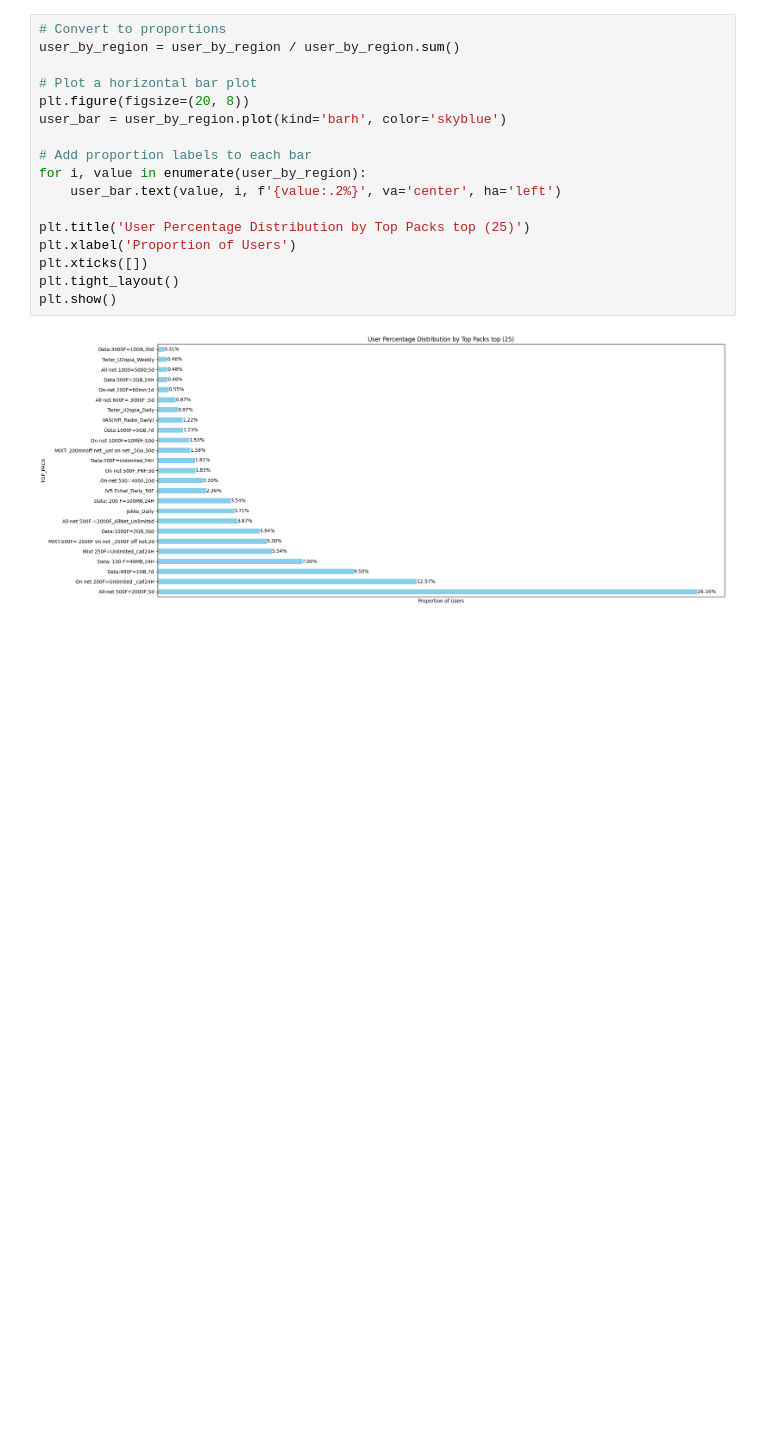
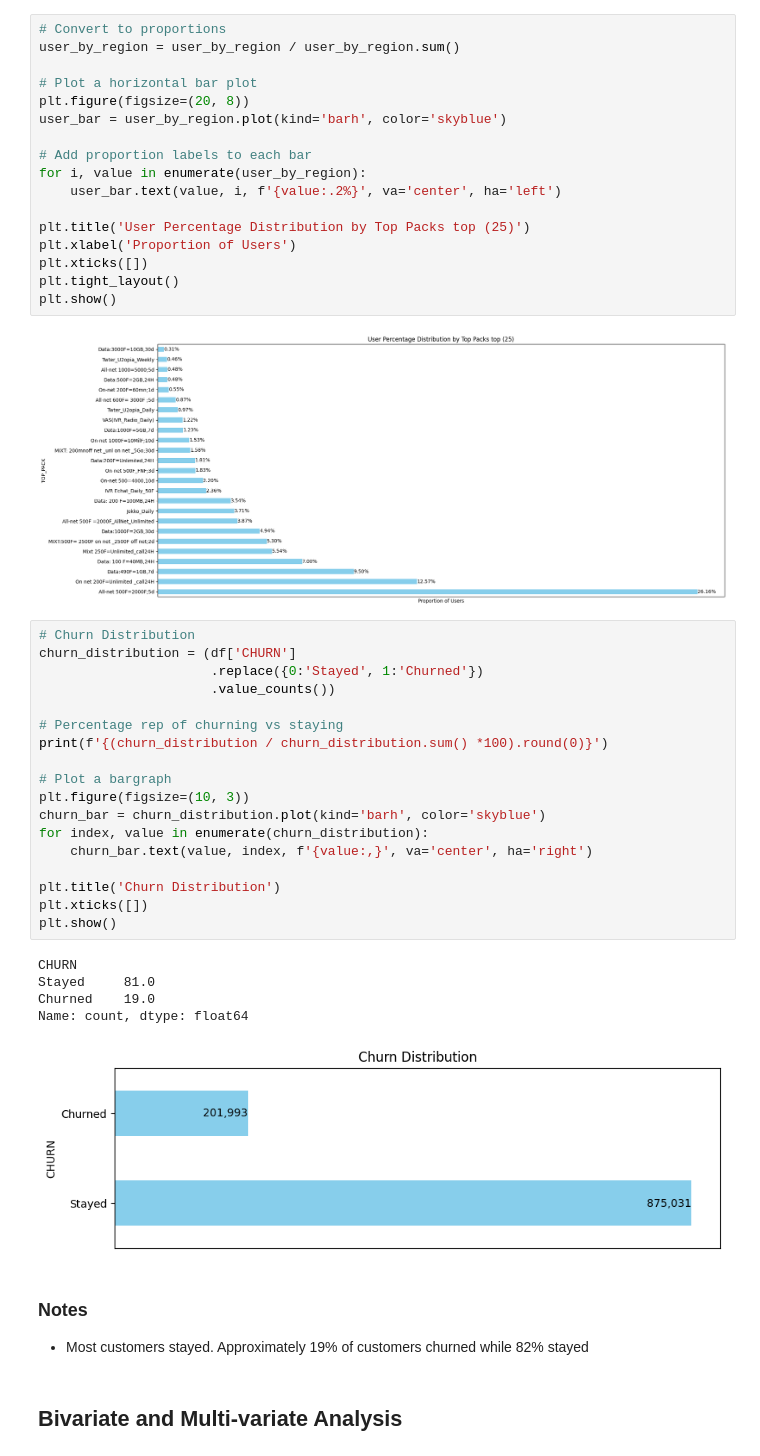
Before and after one commit to murithidenisgitobu/Customer-Churn-Prediction-Challenge-For-Azubian, a Jupyter notebook: Notebook/Notebook.ipynb, the cells around one changed output. Drawn from its saved outputs; the diff is of its cells as text; blank space fills up the shorter version.

Commit message:
Univariate analysis done

```diff
--- a/Notebook/Notebook.ipynb
+++ b/Notebook/Notebook.ipynb
@@ -386,3 +386,32 @@ plt.tight_layout()
 plt.show()
 # %% [output]
 [figure]
+# %%
+# Churn Distribution
+churn_distribution = (df['CHURN']
+                      .replace({0:'Stayed', 1:'Churned'})
+                      .value_counts())
+
+# Percentage rep of churning vs staying
+print(f'{(churn_distribution / churn_distribution.sum() *100).round(0)}')
+
+# Plot a bargraph
+plt.figure(figsize=(10, 3))
+churn_bar = churn_distribution.plot(kind='barh', color='skyblue')
+for index, value in enumerate(churn_distribution):
+    churn_bar.text(value, index, f'{value:,}', va='center', ha='right')
+
+plt.title('Churn Distribution')
+plt.xticks([])
+plt.show()
+# %% [output]
+CHURN
+Stayed     81.0
+Churned    19.0
+Name: count, dtype: float64
+[figure, added]
+# %% [markdown]
+### **Notes**
+- Most customers stayed. Approximately 19% of customers churned while 82% stayed
+# %% [markdown]
+## **Bivariate and Multi-variate Analysis**
```
Also changed, not shown: parts of 1 cell of this notebook.
